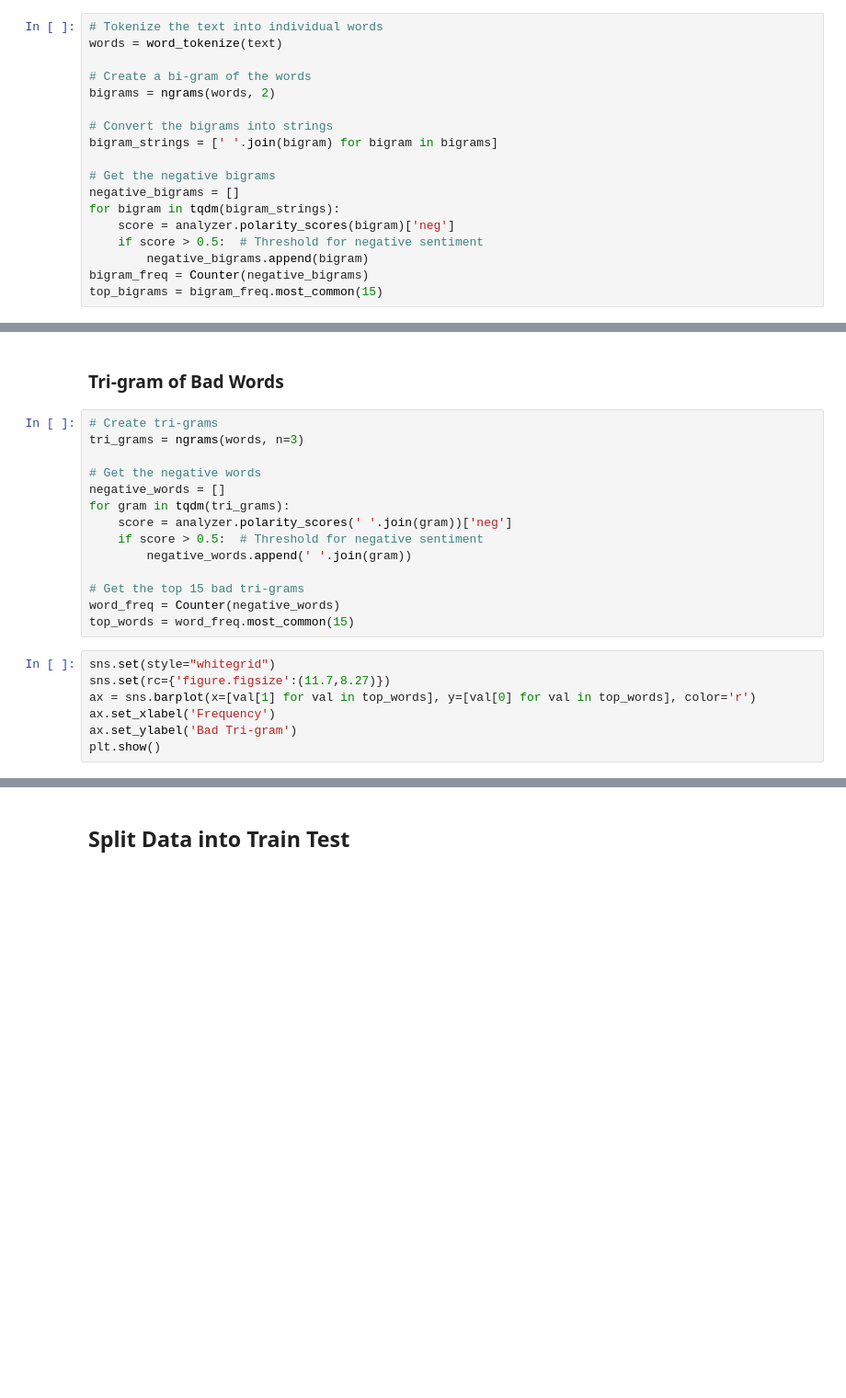
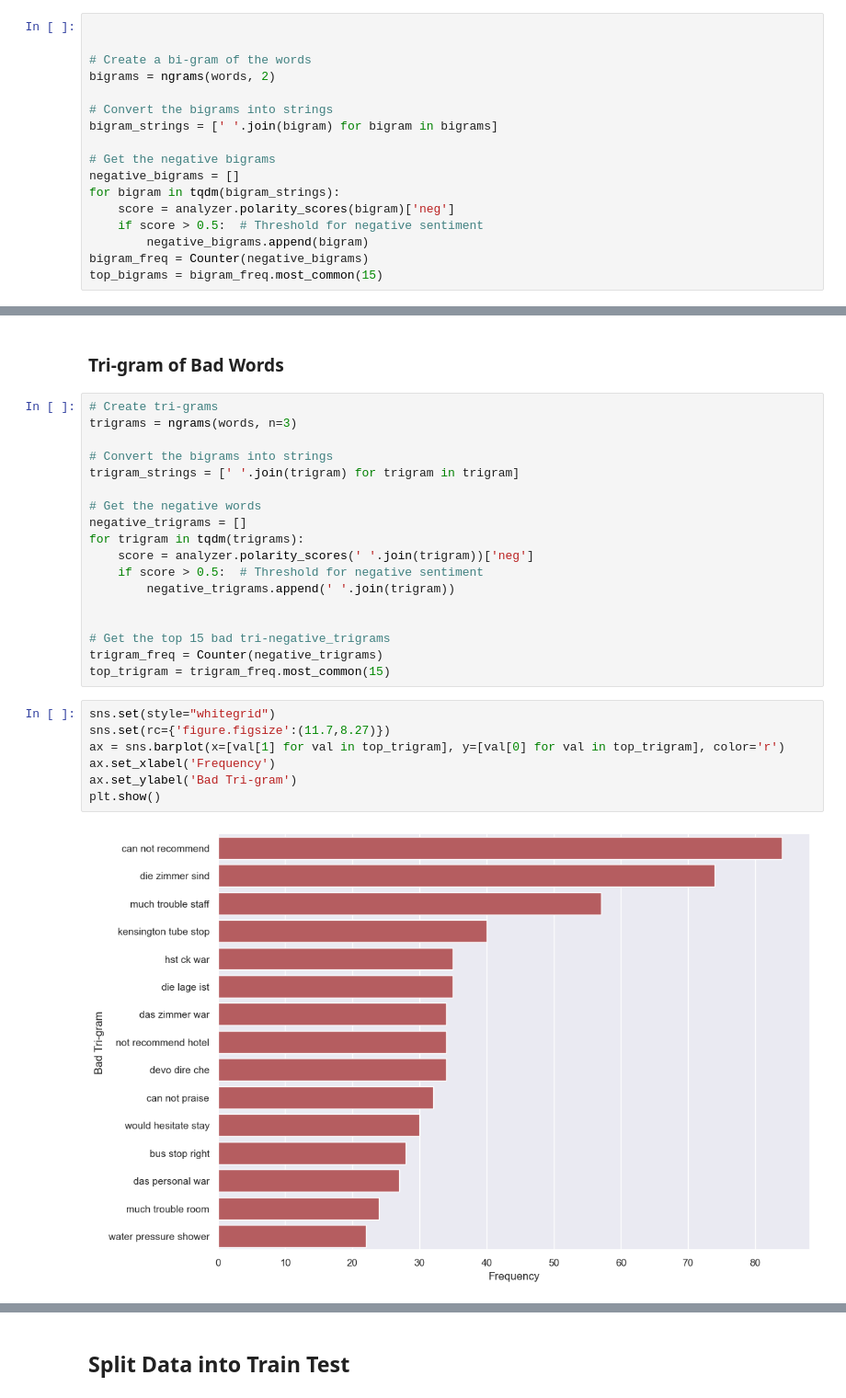
Before and after one commit to Shahmaan/Examensarbete_DS21, a Jupyter notebook: lstm_sentiment_analysis.ipynb, the cells around one changed output, grey strips where cells are left out. Shown at 92% size. Drawn from its saved outputs; the diff is of its cells as text; blank space fills up the shorter version.

```diff
--- a/lstm_sentiment_analysis.ipynb
+++ b/lstm_sentiment_analysis.ipynb
@@ -446,8 +446,7 @@ NameError: name 'negative_words' is not defined
 # %% [markdown]
 ### Bi-gram of Bad Words
 # %%
-# Tokenize the text into individual words
-words = word_tokenize(text)
+
 
 # Create a bi-gram of the words
 bigrams = ngrams(words, 2)
@@ -474,25 +475,31 @@ plt.show()
 ### Tri-gram of Bad Words
 # %%
 # Create tri-grams
-tri_grams = ngrams(words, n=3)
+trigrams = ngrams(words, n=3)
+
+# Convert the bigrams into strings
+trigram_strings = [' '.join(trigram) for trigram in trigram]
 
 # Get the negative words
-negative_words = []
-for gram in tqdm(tri_grams):
-    score = analyzer.polarity_scores(' '.join(gram))['neg']
+negative_trigrams = []
+for trigram in tqdm(trigrams):
+    score = analyzer.polarity_scores(' '.join(trigram))['neg']
     if score > 0.5:  # Threshold for negative sentiment
-        negative_words.append(' '.join(gram))
+        negative_trigrams.append(' '.join(trigram))
 
-# Get the top 15 bad tri-grams
-word_freq = Counter(negative_words)
-top_words = word_freq.most_common(15)
+
+# Get the top 15 bad tri-negative_trigrams
+trigram_freq = Counter(negative_trigrams)
+top_trigram = trigram_freq.most_common(15)
 # %%
 sns.set(style="whitegrid")
 sns.set(rc={'figure.figsize':(11.7,8.27)})
-ax = sns.barplot(x=[val[1] for val in top_words], y=[val[0] for val in top_words], color='r')
+ax = sns.barplot(x=[val[1] for val in top_trigram], y=[val[0] for val in top_trigram], color='r')
 ax.set_xlabel('Frequency')
 ax.set_ylabel('Bad Tri-gram')
 plt.show()
+# %% [output]
+[figure, added]
 # %% [markdown]
 # Prepering for model
 
```
Also changed, not shown: parts of 5 cells of this notebook.
